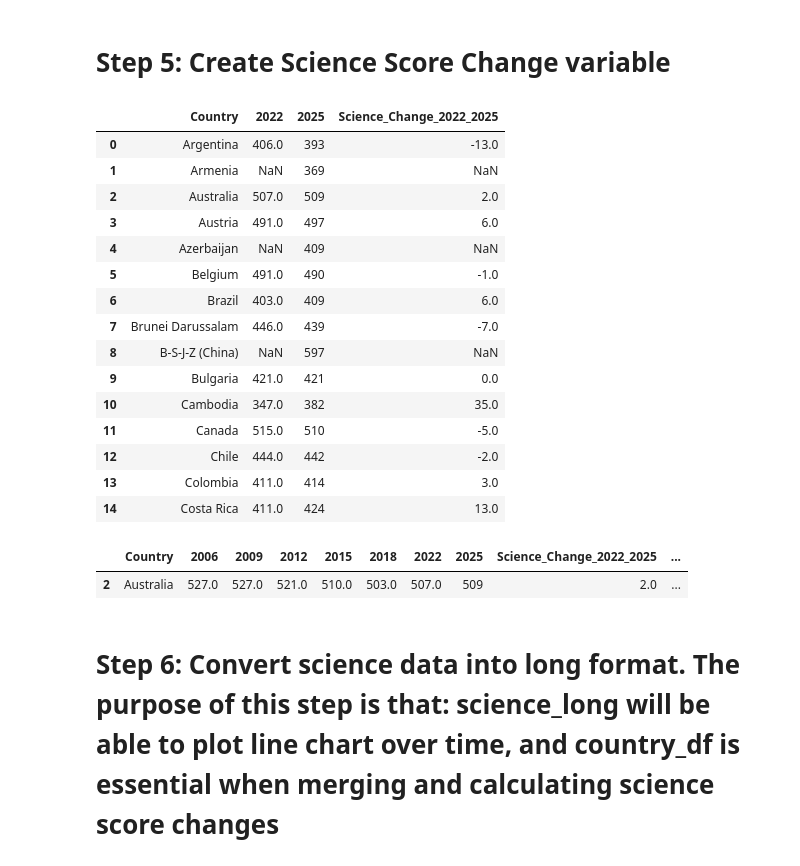
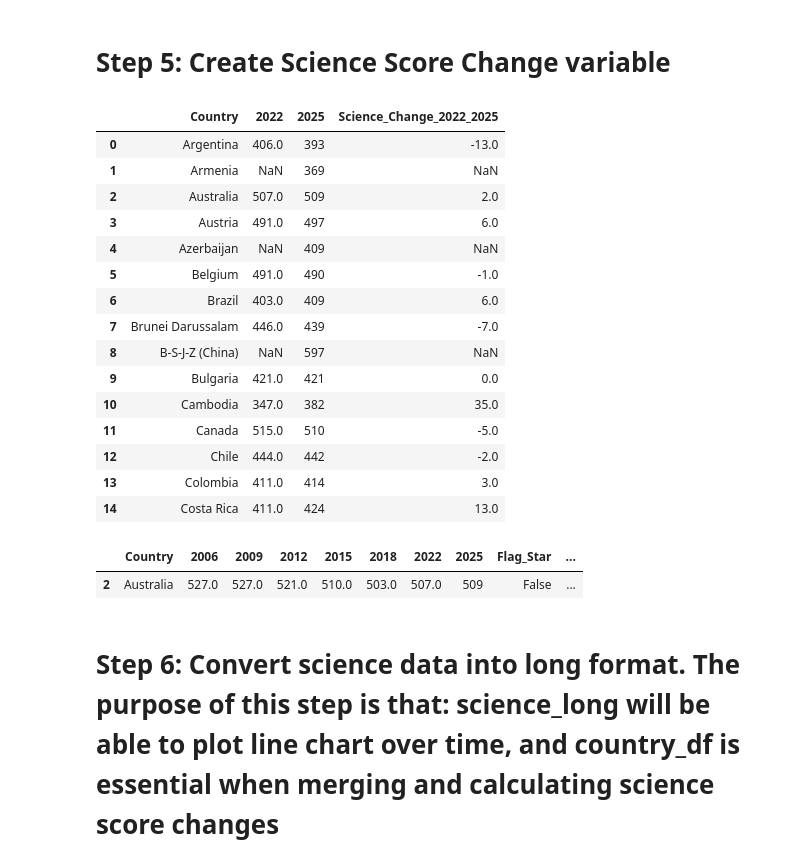
Before and after one commit to MiaNguyen169/Data_Visualizaton, a Jupyter notebook: Data_exploration/01_datacleaning.ipynb, the cells around one changed output. Drawn from its saved outputs; the diff is of its cells as text; code cells hidden in the pictures.

```diff
--- a/Data_exploration/01_datacleaning.ipynb
+++ b/Data_exploration/01_datacleaning.ipynb
@@ -5,7 +5,7 @@
 import pandas as pd
 import numpy as np
 
-file_path = "I_B1_2a_36_Mean_Science_Performance.xlsx"
+file_path = "../Data/I_B1_2a_36_Mean_Science_Performance.xlsx"
 
 # Read the raw Excel file without assigning column headers
 raw_df = pd.read_excel(file_path, sheet_name="Sheet1", header=None)
@@ -48,7 +48,12 @@ year_columns = {
 }
 
 # Select relevant columns and actual data rows
-science_df = raw_df.iloc[11:104, list(year_columns.keys())].copy()
+# Data starts at Excel row 12. Albania is listed separately below the main
+# table, so keep every row with a value in the 2006 column (notes have none)
+data_rows = raw_df.iloc[11:]
+data_rows = data_rows[data_rows[1].notna()]
+
+science_df = data_rows[list(year_columns.keys())].copy()
 
 # Rename columns
 science_df.columns = list(year_columns.values())
@@ -74,6 +79,9 @@ display(science_df.head(10))
 
 # Remove extra spaces in country names
 science_df["Country"] = science_df["Country"].astype(str).str.strip()
+
+# Flag countries marked with an asterisk in the PISA tables
+science_df["Flag_Star"] = science_df["Country"].str.endswith("*")
 
 # Remove footnote markers from country names
 science_df["Country"] = science_df["Country"].str.replace(
@@ -170,35 +175,38 @@ country_df["Science_Change_2022_2025"] = (
 country_df["Science_Change_2006_2025"] = (
     country_df["2025"] - country_df["2006"]
 )
 
 # Check results
 display(
     country_df[
         ["Country", "2022", "2025", "Science_Change_2022_2025"]
     ].head(15)
 )
 
 # Verify Australian values
 display(country_df[country_df["Country"] == "Australia"])
+
+# Albania is listed separately in the raw table
+assert "Albania" in country_df["Country"].values
 # %% [output]
 |  | Country | 2022 | 2025 | Science_Change_2022_2025 |
 | 0 | Argentina | 406.0 | 393 | -13.0 |
 | 1 | Armenia | NaN | 369 | NaN |
 | 2 | Australia | 507.0 | 509 | 2.0 |
 | 3 | Austria | 491.0 | 497 | 6.0 |
 | 4 | Azerbaijan | NaN | 409 | NaN |
 | 5 | Belgium | 491.0 | 490 | -1.0 |
 | 6 | Brazil | 403.0 | 409 | 6.0 |
 | 7 | Brunei Darussalam | 446.0 | 439 | -7.0 |
 | 8 | B-S-J-Z (China) | NaN | 597 | NaN |
 | 9 | Bulgaria | 421.0 | 421 | 0.0 |
 | 10 | Cambodia | 347.0 | 382 | 35.0 |
 | 11 | Canada | 515.0 | 510 | -5.0 |
 | 12 | Chile | 444.0 | 442 | -2.0 |
 | 13 | Colombia | 411.0 | 414 | 3.0 |
 | 14 | Costa Rica | 411.0 | 424 | 13.0 |
-|  | Country | 2006 | 2009 | 2012 | 2015 | 2018 | 2022 | 2025 | Science_Change_2022_2025 | ... |
-| 2 | Australia | 527.0 | 527.0 | 521.0 | 510.0 | 503.0 | 507.0 | 509 | 2.0 | ... |
+|  | Country | 2006 | 2009 | 2012 | 2015 | 2018 | 2022 | 2025 | Flag_Star | ... |
+| 2 | Australia | 527.0 | 527.0 | 521.0 | 510.0 | 503.0 | 507.0 | 509 | False | ... |
 # %% [markdown]
 # Step 6: Convert science data into long format. The purpose of this step is that: science_long will be able to plot line chart over time, and country_df is essential when merging and calculating science score changes
 # %%
```
Also changed, not shown: parts of 8 cells of this notebook.
